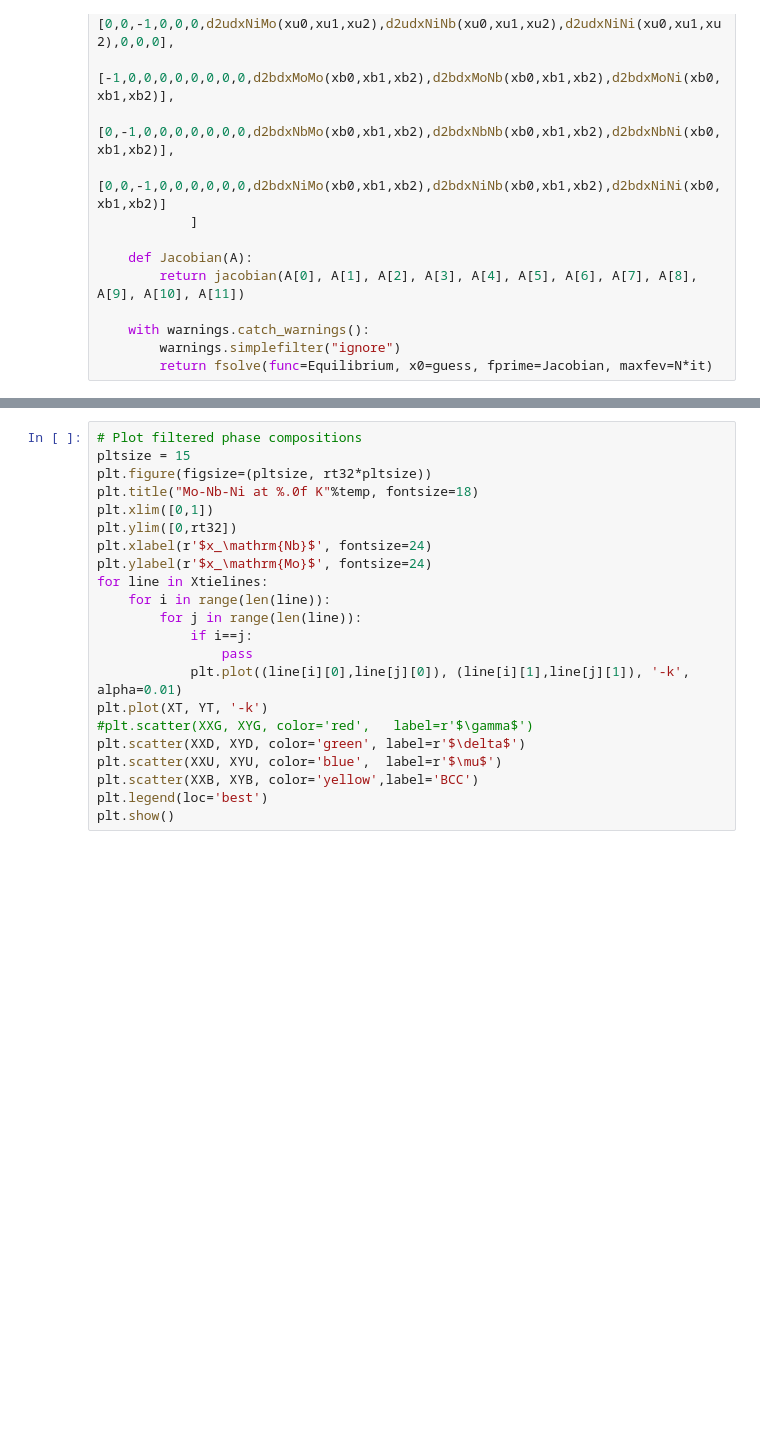
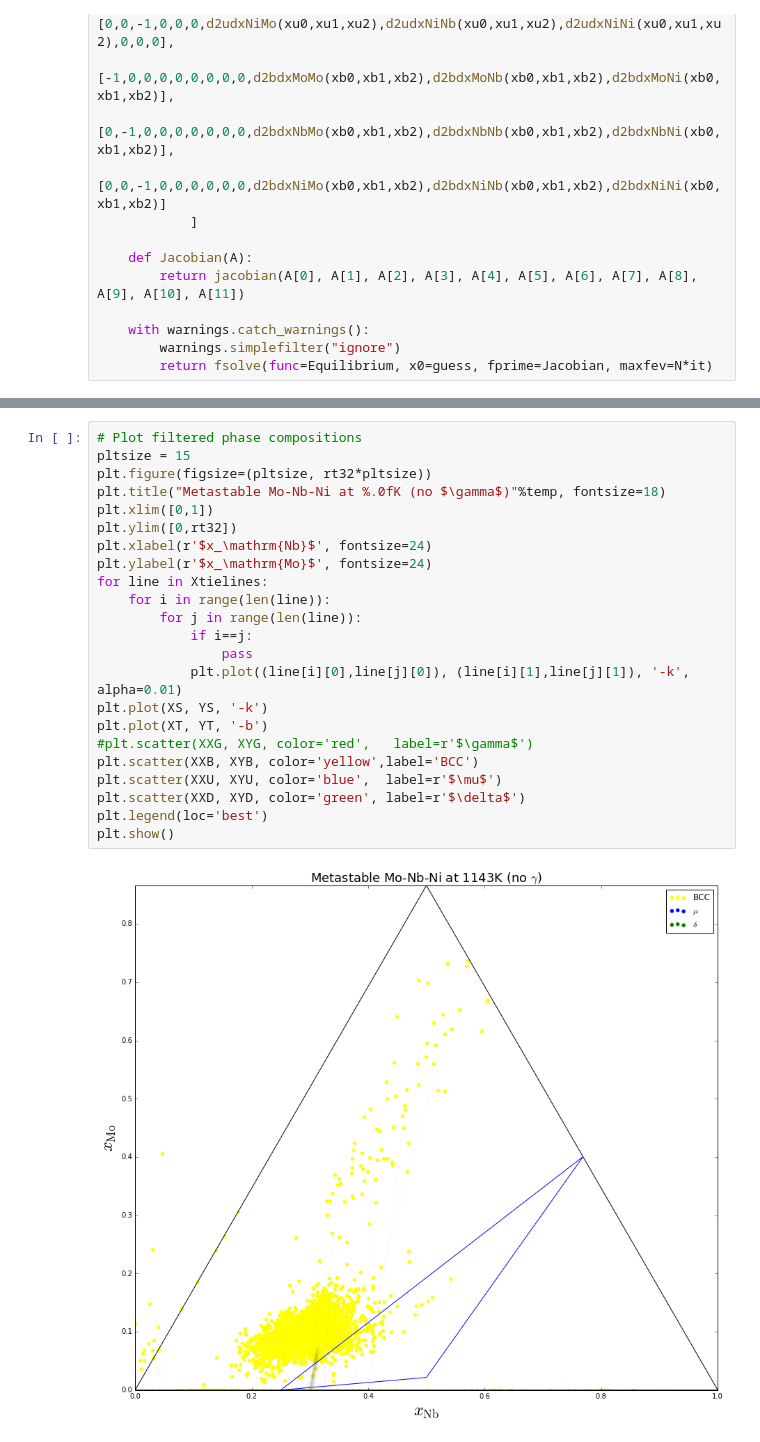
Before and after one commit to usnistgov/phasefield-precipitate-aging, a Jupyter notebook: CALPHAD_extraction.ipynb, the cells around one changed output, grey strips where cells are left out. Drawn from its saved outputs; the diff is of its cells as text; blank space fills up the shorter version.

```diff
--- a/CALPHAD_extraction.ipynb
+++ b/CALPHAD_extraction.ipynb
@@ -914,25 +933,28 @@ plt.show()
 # %%
 # Plot filtered phase compositions
 pltsize = 15
 plt.figure(figsize=(pltsize, rt32*pltsize))
-plt.title("Mo-Nb-Ni at %.0f K"%temp, fontsize=18)
+plt.title("Metastable Mo-Nb-Ni at %.0fK (no $\gamma$)"%temp, fontsize=18)
 plt.xlim([0,1])
 plt.ylim([0,rt32])
 plt.xlabel(r'$x_\mathrm{Nb}$', fontsize=24)
 plt.ylabel(r'$x_\mathrm{Mo}$', fontsize=24)
 for line in Xtielines:
     for i in range(len(line)):
         for j in range(len(line)):
             if i==j:
                 pass
             plt.plot((line[i][0],line[j][0]), (line[i][1],line[j][1]), '-k', alpha=0.01)
-plt.plot(XT, YT, '-k')
+plt.plot(XS, YS, '-k')
+plt.plot(XT, YT, '-b')
 #plt.scatter(XXG, XYG, color='red',   label=r'$\gamma$')
+plt.scatter(XXB, XYB, color='yellow',label='BCC')
+plt.scatter(XXU, XYU, color='blue',  label=r'$\mu$')
 plt.scatter(XXD, XYD, color='green', label=r'$\delta$')
-plt.scatter(XXU, XYU, color='blue',  label=r'$\mu$')
-plt.scatter(XXB, XYB, color='yellow',label='BCC')
 plt.legend(loc='best')
 plt.show()
+# %% [output]
+[figure, added]
 # %%
 # Plot domains corresponding to the test points
 plt.figure(figsize=(pltsize, rt32*pltsize))
```
Also changed, not shown: parts of 9 cells of this notebook.
